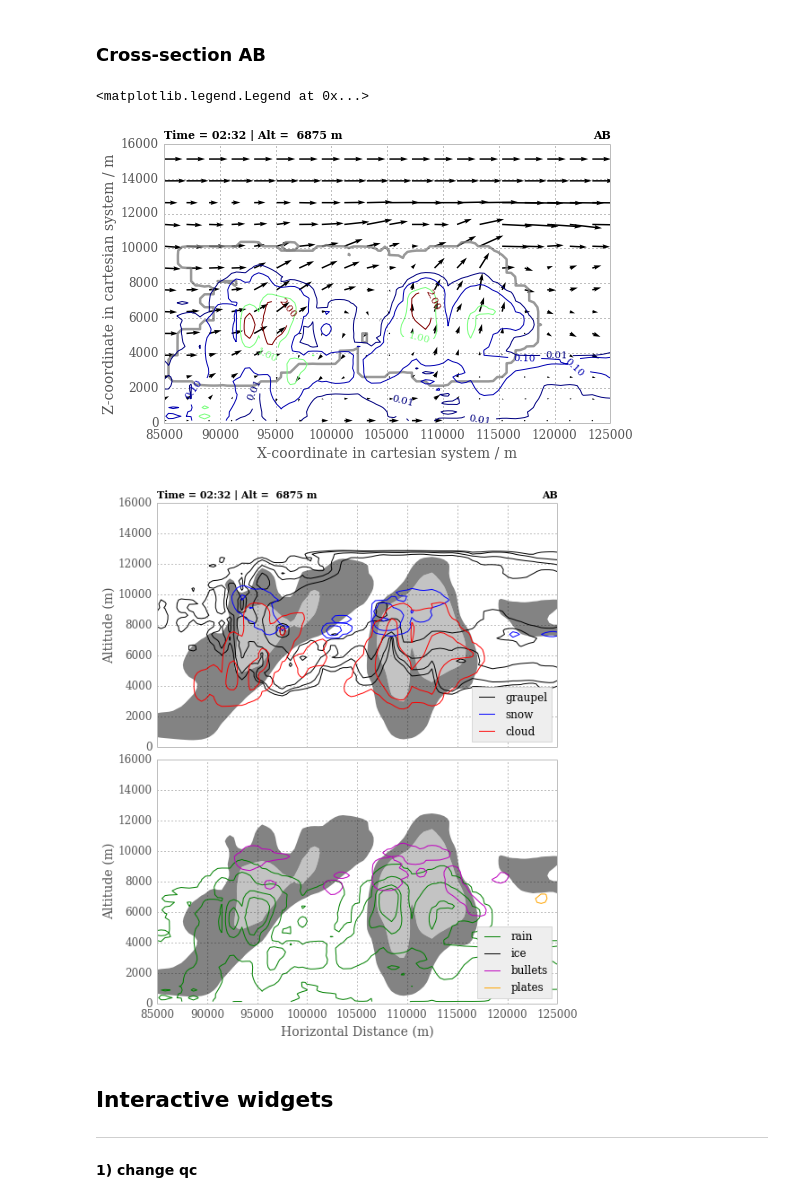
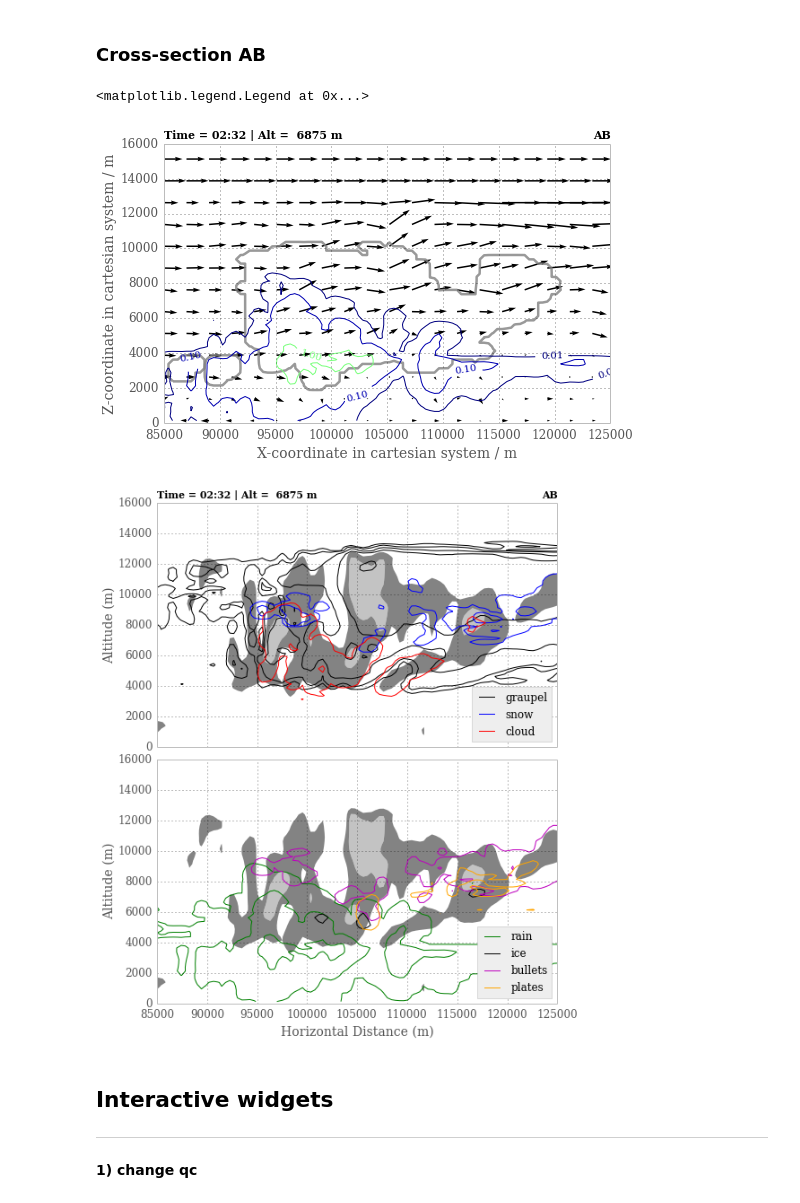
Before and after one commit to darothen/crm-tools, a Jupyter notebook: crm_3D_crosssections.ipynb, the cells around one changed output. Drawn from its saved outputs; the diff is of its cells as text; code cells hidden in the pictures.

```diff
--- a/crm_3D_crosssections.ipynb
+++ b/crm_3D_crosssections.ipynb
@@ -17,7 +17,7 @@ Following the analysis by [Kuhlman et al, 2006](http://journals.ametsoc.org/doi/
 
 Read in the CRM netCDF file to analyze using `iris`
 # %%
-filename = "supercell_master.nc"
+filename = "cases/case1_supercell/3d_runs/supercell_checkuv_filt1m.nc"
 
 cubes = iris.load(filename)
 data = {}
@@ -201,7 +208,7 @@ water = qc_AB.copy()
 trj_x = qc_AB.coord(xc.name())
 trj_y = qc_AB.coord(yc.name())
 
-fig = plt.figure(figsize=(8,5))
+fig = plt.figure(3, figsize=(8,5))
 ax = fig.add_subplot(111, axisbg='w')
 qplt.contour(qc_AB, coords=[trj_x.name(), zc.name()],
              colors='grey', alpha=.8,
@@ -226,7 +233,7 @@ ax.quiver(trj_x.points[::sl], zc.points[::sl],
 #ax = fig.add_subplot(111, axisbg='w')
 
 #fig, [ax1, ax2] = plt.subplots(2, 1, sharex=True, figsize=(8,10))
-fig = plt.figure(figsize=(8,10))
+fig = plt.figure(4, figsize=(8,10))
 plt.subplots_adjust(hspace=0.05)
 
 ## Top panel
@@ -254,35 +261,35 @@ ax1.set_title("")
 ax1.set_title("Time = %02d:%02d | Alt = %5d m" % (2, 32, 6875),
             loc='left', fontsize=11)
 ax1.set_title("AB", loc='right', fontsize=11, fontweight='bold')
 
 
 ## Bottom panel
 plt.subplot(212, axisbg='w'); ax2 = plt.gca()
 iplt.contourf(w_AB, coords=[trj_x.name(), zc.name()],
               cmap=cm.gray, levels=w_AB_lev, alpha=0.5)
 qrr = iplt.contour(qr_AB, coords=[trj_x.name(), zc.name()],
              colors='g', levels=[1e-3, 0.1, 1.0, 2.0])
 qii = iplt.contour(qi_AB, coords=[trj_x.name(), zc.name()],
              colors='k', levels=[1e-3])
 qbb = iplt.contour(qb_AB, coords=[trj_x.name(), zc.name()],
              colors='m', levels=[1e-3])
 qpp = iplt.contour(qp_AB, coords=[trj_x.name(), zc.name()],
              colors='orange', levels=[1e-3])
 ax2.set_ylabel("Altitude (m)")
 ax2.set_ylim(0, 16e3)
 ax2.set_xlabel("Horizontal Distance (m)")
 
 
 labels = ["rain", "ice", "bullets", "plates"]
 for l, cs in zip(labels, [qrr, qii, qbb, qpp]):
     cs.collections[0].set_label(l)
     #plt.clabel(cs, inline=1, fontsize=10, fmt="%1.1f")
 ax2.legend(loc="lower right", frameon=True)
 #plt.savefig("water_phase_AB.pdf")
 # %% [output]
 <matplotlib.legend.Legend at 0x...>
-[figure, old version]
+[figure, new version]
-[figure, old version]
+[figure, new version]
 # %% [markdown]
 ## Interactive widgets
 ---
```
Also changed, not shown: parts of 6 cells of this notebook, 2 other files.
